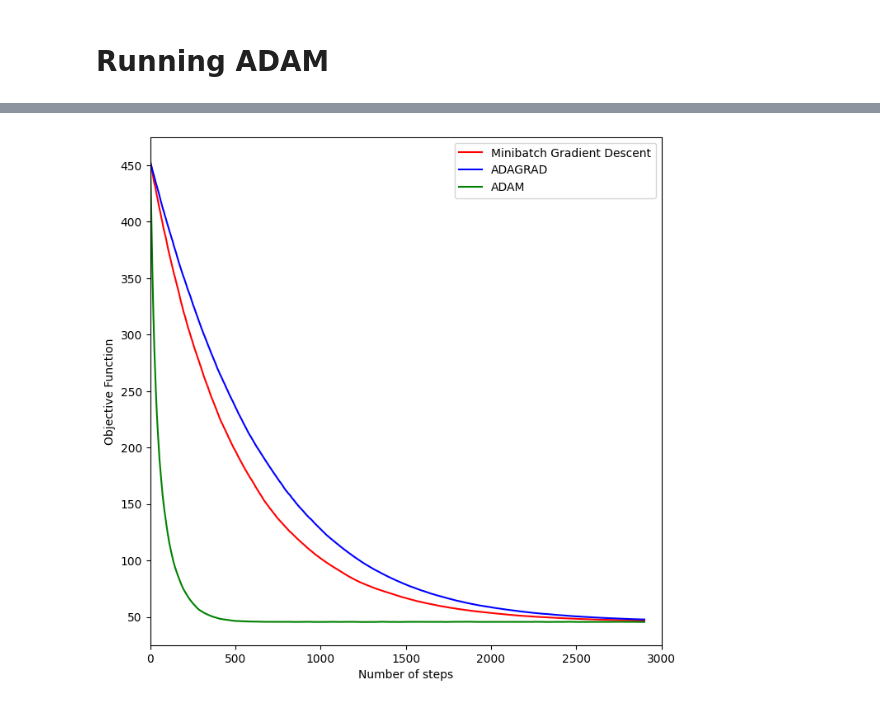
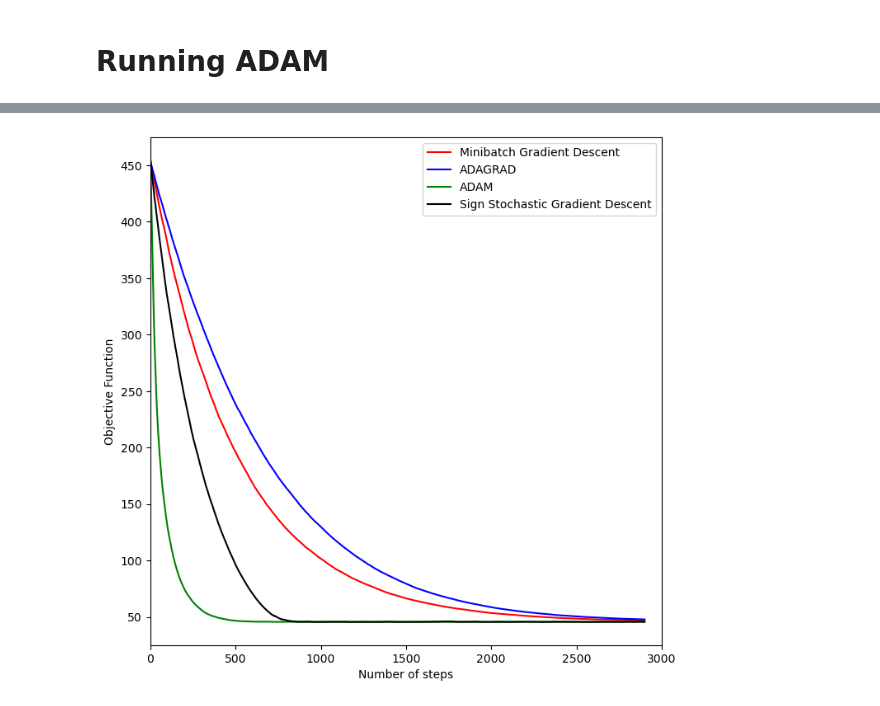
Before and after one commit to FilippoBolis/OptimizationProject_2025, a Jupyter notebook: GradientDescent.ipynb, the cells around one changed output, grey strips where cells are left out. Drawn from its saved outputs; the diff is of its cells as text; code cells hidden in the pictures.

```diff
--- a/GradientDescent.ipynb
+++ b/GradientDescent.ipynb
@@ -889,0 +963,9 @@ ADAM(100/100): objective = 45.576136, total number of iterations = 2900
+# %%
+init_x = np.zeros(A.shape[1])
+max_iters = 100
+batch_size = 32
+
+gamma = 0.001
+
+
+Sign_objective, Sign_xs = sign_stochastic_gradient_descent(A, init_x, b, batch_size, max_iters, gamma)
@@ -917,14 +1017,15 @@ SGD(100/100): objective = 46.789506, total number of iterations = 2900
 # %%
 plt.figure(figsize=(8, 8))
 plt.xlabel('Number of steps')
 plt.ylabel('Objective Function')
 
 plt.plot(range(len(sgd_objectives_dec_gamma_L)), sgd_objectives_dec_gamma_L,'red', label='Minibatch Gradient Descent')
 plt.plot(range(len(ADAGRAD_objective)), ADAGRAD_objective,'blue', label='ADAGRAD')
 plt.plot(range(len(ADAM_objective)), ADAM_objective,'green', label='ADAM')
+plt.plot(range(len(Sign_objective)), Sign_objective,'black', label='Sign Stochastic Gradient Descent')
 plt.xlim(0,3000)
 plt.legend(loc='upper right')
 plt.show()
 # %% [output]
-[figure, old version]
+[figure, new version]
 # %% [markdown]
```
Also changed, not shown: parts of 22 cells of this notebook, 1 other file.
